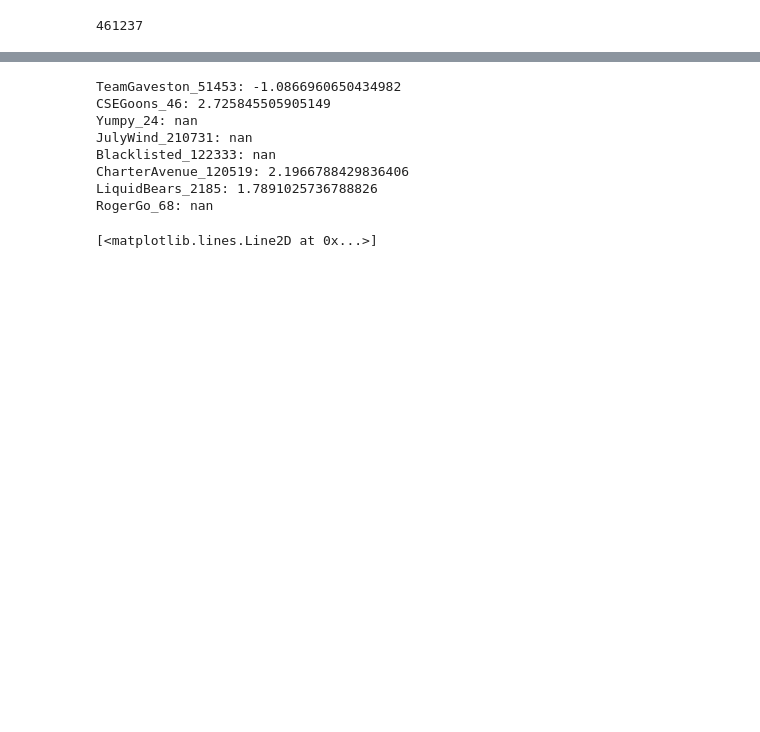
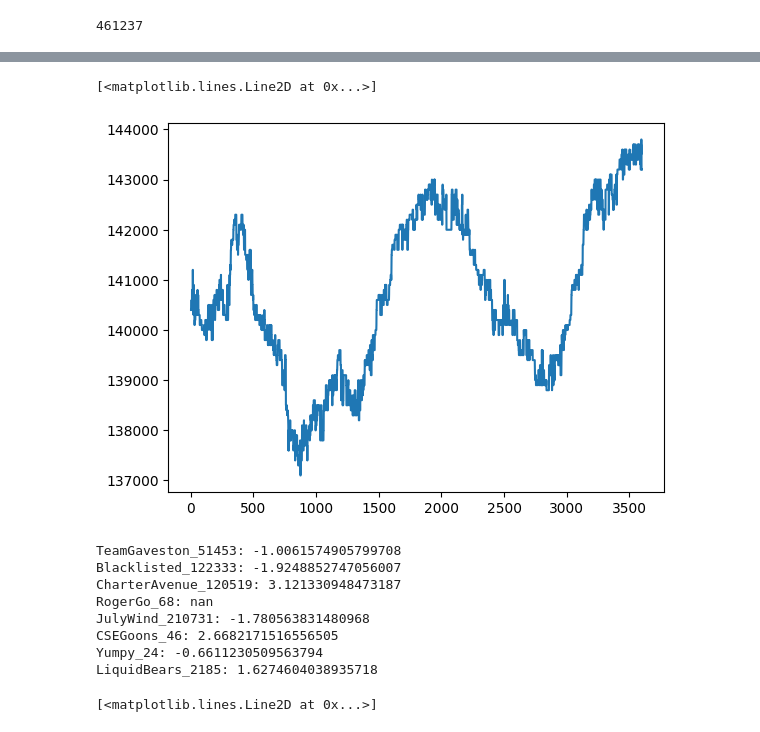
Before and after one commit to mglush/ready-trader-go-2023, a Jupyter notebook: py/analysis/model_analysis.ipynb, the cells around one changed output, grey strips where cells are left out. Drawn from its saved outputs; the diff is of its cells as text; code cells hidden in the pictures; blank space fills up the shorter version.

```diff
--- a/py/analysis/model_analysis.ipynb
+++ b/py/analysis/model_analysis.ipynb
@@ -149,24 +149,30 @@ TechSupport_626433
+# %%
+temp = models['LiquidBears_2185']['EtfPrice']
+plt.plot(range(len(temp)), temp)
+# %% [output]
+[<matplotlib.lines.Line2D at 0x...>]
+[figure, added]
 # %%
 # comparing Sharpe Ratio of models we ran within the simulation.
 sharpe_ratios = dict()
 
-match = pd.read_csv('./../round2/match191_score_board.csv', sep=',')
+match = pd.read_csv('./../round2/match125_score_board.csv', sep=',')
 
-for model_name in model_names:
+for model_name in set(df['Team']):
     temp = list(match[match['Team'] == model_name]['ProfitOrLoss'])
     sharpe_ratios[model_name] = (np.mean(temp) / np.std(temp))
 
 for one, two in sharpe_ratios.items():
     print(one, ': ', two, sep ='', end='\n')
 # %% [output]
-TeamGaveston_51453: -1.0866960650434982
-CSEGoons_46: 2.725845505905149
-Yumpy_24: nan
-JulyWind_210731: nan
-Blacklisted_122333: nan
-CharterAvenue_120519: 2.1966788429836406
-LiquidBears_2185: 1.7891025736788826
+TeamGaveston_51453: -1.0061574905799708
+Blacklisted_122333: -1.9248852747056007
+CharterAvenue_120519: 3.121330948473187
 RogerGo_68: nan
+JulyWind_210731: -1.780563831480968
+CSEGoons_46: 2.6682171516556505
+Yumpy_24: -0.6611230509563794
+LiquidBears_2185: 1.6274604038935718
 # %%
 fig = plt.figure(figsize=(15, 6), dpi=80)
 
```
Also changed, not shown: parts of 2 cells of this notebook, 2 other files.
